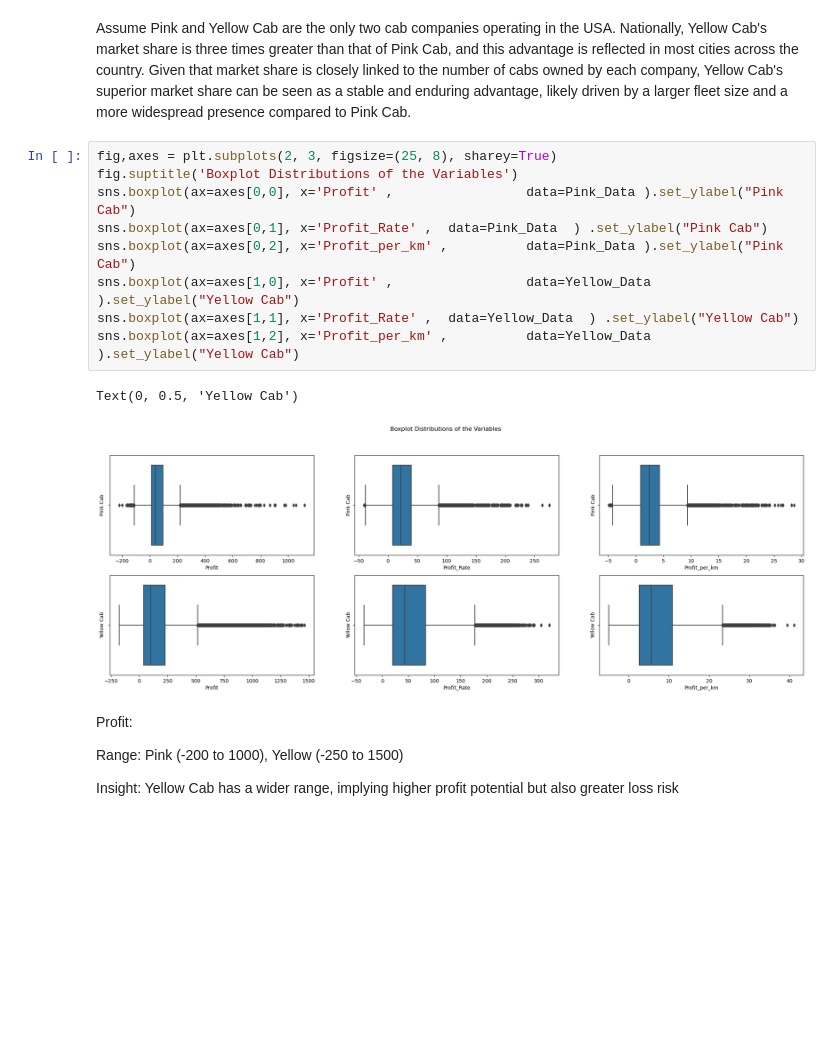
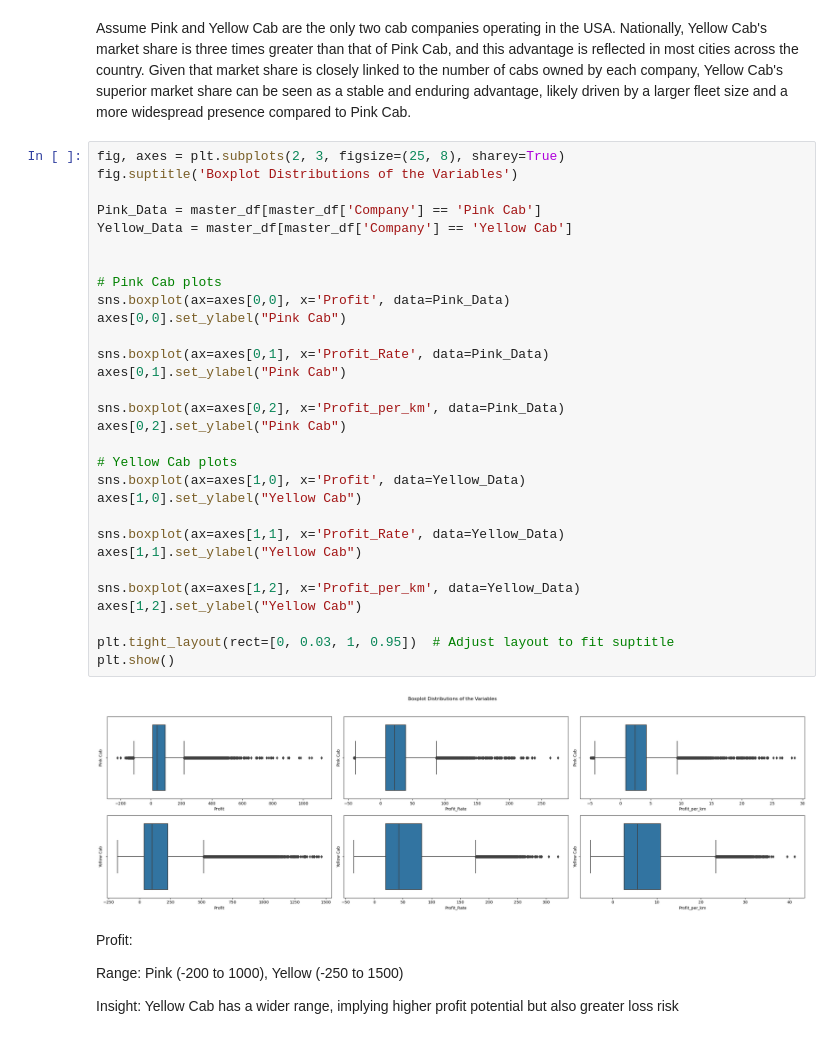
Before and after one commit to najmaabdi99/CAB-INVESTMENT-ANALYSIS-PROJECT, a Jupyter notebook: EDA NOTEBOOK.ipynb, the cells around one changed output. Cells and saved outputs as stored; diff of their text form; blank space fills up the shorter version.

```diff
--- a/EDA NOTEBOOK.ipynb
+++ b/EDA NOTEBOOK.ipynb
@@ -583,17 +647,37 @@ plt.show()
 # %% [markdown]
 Assume Pink and Yellow Cab are the only two cab companies operating in the USA. Nationally, Yellow Cab's market share is three times greater than that of Pink Cab, and this advantage is reflected in most cities across the country. Given that market share is closely linked to the number of cabs owned by each company, Yellow Cab's superior market share can be seen as a stable and enduring advantage, likely driven by a larger fleet size and a more widespread presence compared to Pink Cab.
 # %%
-fig,axes = plt.subplots(2, 3, figsize=(25, 8), sharey=True)
+fig, axes = plt.subplots(2, 3, figsize=(25, 8), sharey=True)
 fig.suptitle('Boxplot Distributions of the Variables')
-sns.boxplot(ax=axes[0,0], x='Profit' ,                 data=Pink_Data ).set_ylabel("Pink Cab")
-sns.boxplot(ax=axes[0,1], x='Profit_Rate' ,  data=Pink_Data  ) .set_ylabel("Pink Cab")
-sns.boxplot(ax=axes[0,2], x='Profit_per_km' ,          data=Pink_Data ).set_ylabel("Pink Cab")
-sns.boxplot(ax=axes[1,0], x='Profit' ,                 data=Yellow_Data ).set_ylabel("Yellow Cab")
-sns.boxplot(ax=axes[1,1], x='Profit_Rate' ,  data=Yellow_Data  ) .set_ylabel("Yellow Cab")
-sns.boxplot(ax=axes[1,2], x='Profit_per_km' ,          data=Yellow_Data ).set_ylabel("Yellow Cab")
+
+Pink_Data = master_df[master_df['Company'] == 'Pink Cab']
+Yellow_Data = master_df[master_df['Company'] == 'Yellow Cab']
+
+
+# Pink Cab plots
+sns.boxplot(ax=axes[0,0], x='Profit', data=Pink_Data)
+axes[0,0].set_ylabel("Pink Cab")
+
+sns.boxplot(ax=axes[0,1], x='Profit_Rate', data=Pink_Data)
+axes[0,1].set_ylabel("Pink Cab")
+
+sns.boxplot(ax=axes[0,2], x='Profit_per_km', data=Pink_Data)
+axes[0,2].set_ylabel("Pink Cab")
+
+# Yellow Cab plots
+sns.boxplot(ax=axes[1,0], x='Profit', data=Yellow_Data)
+axes[1,0].set_ylabel("Yellow Cab")
+
+sns.boxplot(ax=axes[1,1], x='Profit_Rate', data=Yellow_Data)
+axes[1,1].set_ylabel("Yellow Cab")
+
+sns.boxplot(ax=axes[1,2], x='Profit_per_km', data=Yellow_Data)
+axes[1,2].set_ylabel("Yellow Cab")
+
+plt.tight_layout(rect=[0, 0.03, 1, 0.95])  # Adjust layout to fit suptitle
+plt.show()
 # %% [output]
-Text(0, 0.5, 'Yellow Cab')
-[figure, old version]
+[figure, new version]
 # %% [markdown]
 Profit:
 
```
Also changed, not shown: parts of 24 cells of this notebook, 2 other files.
